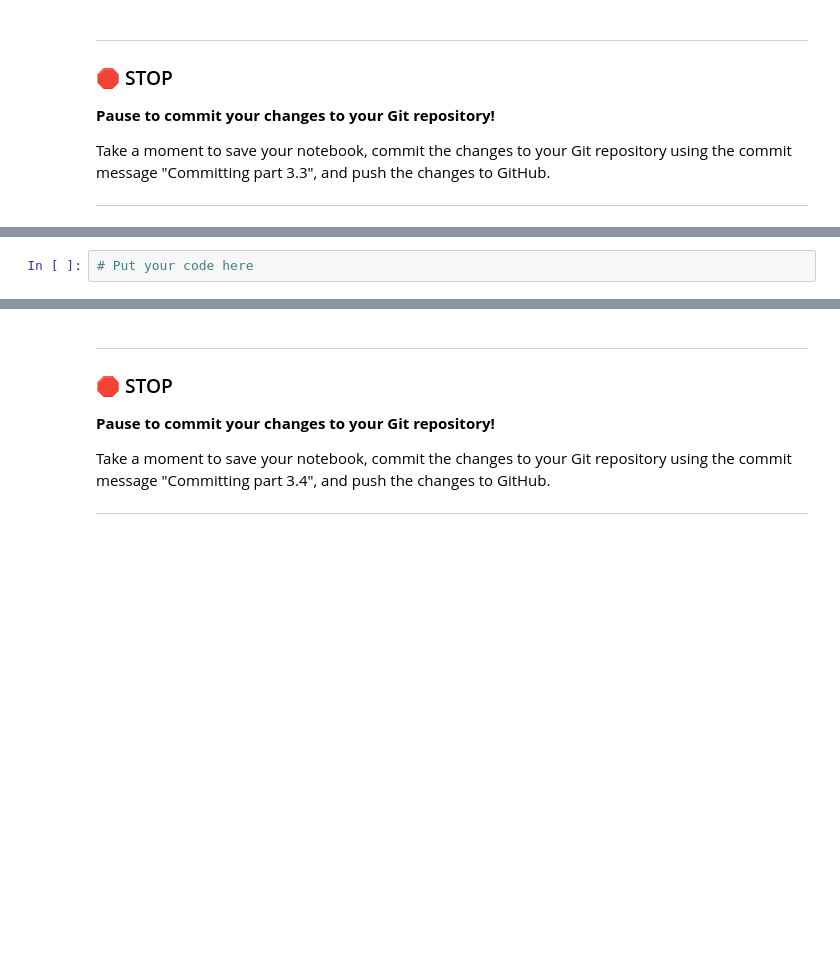
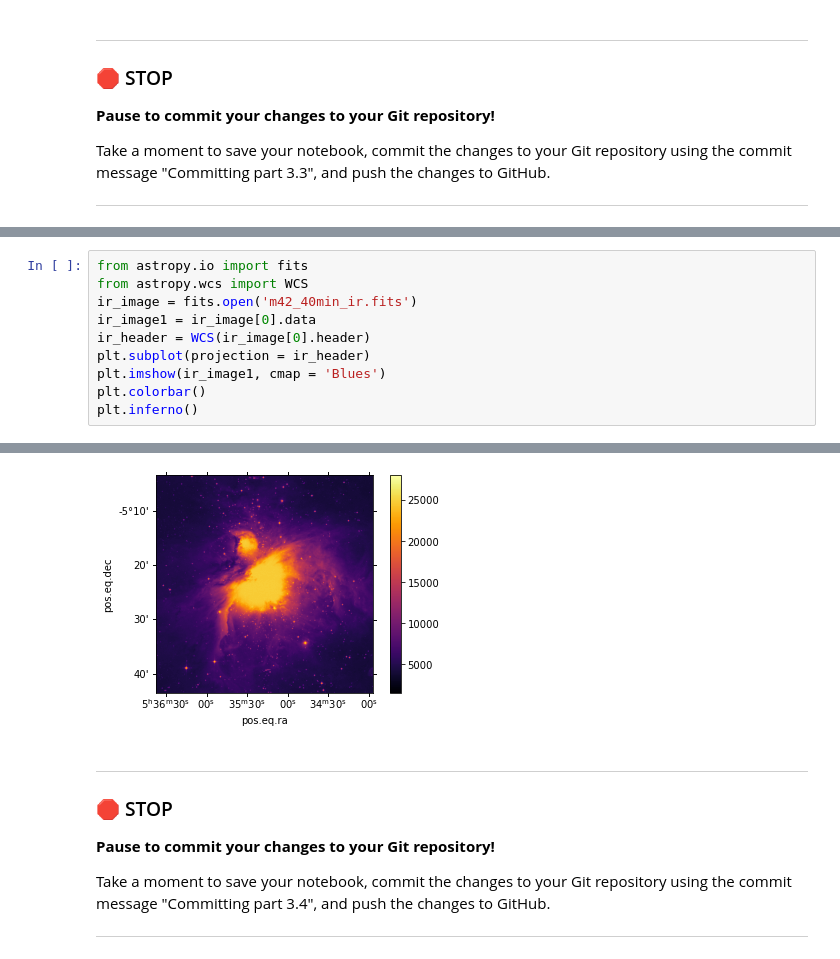
Before and after one commit to alhaida1/cmse202-s21-turnin, a Jupyter notebook: hw-01/HW-01_GitPracticeDebuggingAndPythonPackages-STUDENT.ipynb, the cells around one changed output, grey strips where cells are left out. Saved outputs shown, nothing was run; the diff lists cells and outputs as text; blank space fills up the shorter version.

```diff
--- a/hw-01/HW-01_GitPracticeDebuggingAndPythonPackages-STUDENT.ipynb
+++ b/hw-01/HW-01_GitPracticeDebuggingAndPythonPackages-STUDENT.ipynb
@@ -327,5 +328,14 @@ Now that you've spent some time exploring the nature of these images, we're goin
 <div align="center"><img src="https://i.ibb.co/k0sCXcf/m42-ir-RADEC.png" alt="m42-ir-RADEC" border="0"></div>
 
 **Important note:** You made end up getting some WARNINGs in your notebook when you do this step, but you should be able to safely ignore those. However, if you run into actual errors, you need to troubleshoot those!
-# %%
-# Put your code here
+# %%
+from astropy.io import fits
+from astropy.wcs import WCS
+ir_image = fits.open('m42_40min_ir.fits')
+ir_image1 = ir_image[0].data
+ir_header = WCS(ir_image[0].header)
+plt.subplot(projection = ir_header)
+plt.imshow(ir_image1, cmap = 'Blues')
+plt.colorbar()
+plt.inferno()
+# %% [output]
@@ -332,3 +356,4 @@ Now that you've spent some time exploring the nature of these images, we're goin
+[figure, added]
 # %% [markdown]
 ---
 ### &#128721; STOP
```
Also changed, not shown: parts of 2 cells of this notebook, 2 other files.
